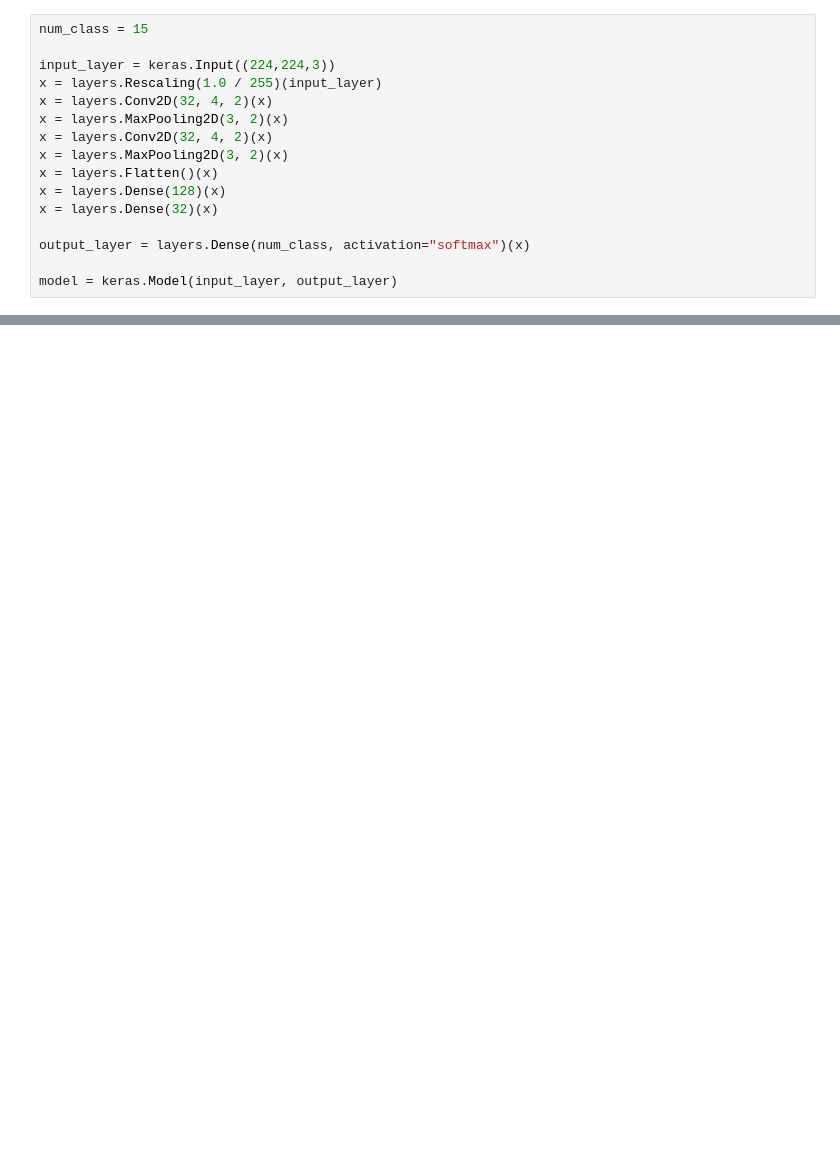
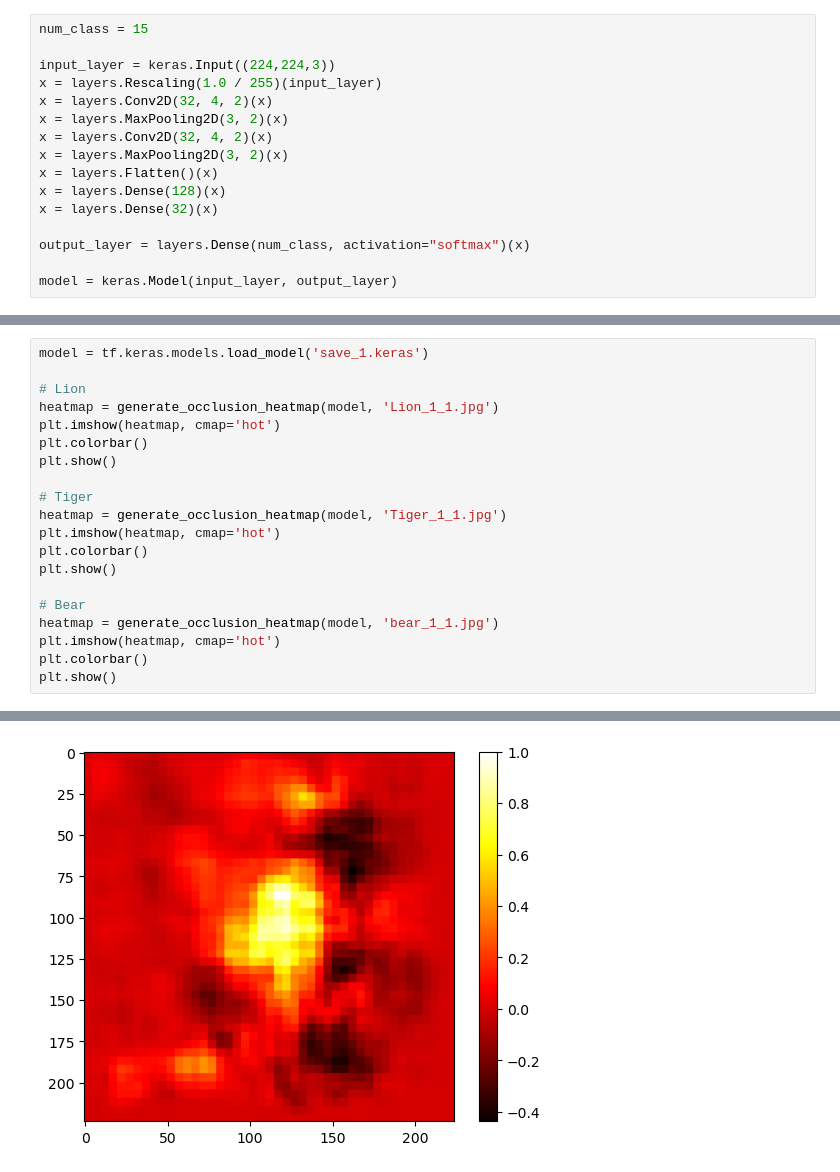
Before and after one commit to Melifire/Data498FinalProject, a Jupyter notebook: src/base_classification.ipynb, the cells around one changed output, grey strips where cells are left out. Drawn from its saved outputs; the diff is of its cells as text; blank space fills up the shorter version.

```diff
--- a/src/base_classification.ipynb
+++ b/src/base_classification.ipynb
@@ -84,0 +114,21 @@ Epoch 25/25
+# %%
+model = tf.keras.models.load_model('save_1.keras')
+
+# Lion
+heatmap = generate_occlusion_heatmap(model, 'Lion_1_1.jpg')
+plt.imshow(heatmap, cmap='hot')
+plt.colorbar()
+plt.show()
+
+# Tiger
+heatmap = generate_occlusion_heatmap(model, 'Tiger_1_1.jpg')
+plt.imshow(heatmap, cmap='hot')
+plt.colorbar()
+plt.show()
+
+# Bear
+heatmap = generate_occlusion_heatmap(model, 'bear_1_1.jpg')
+plt.imshow(heatmap, cmap='hot')
+plt.colorbar()
+plt.show()
+# %% [output]
@@ -84,0 +152 @@ Epoch 25/25
+[figure, added]
```
Also changed, not shown: parts of 5 cells of this notebook.
